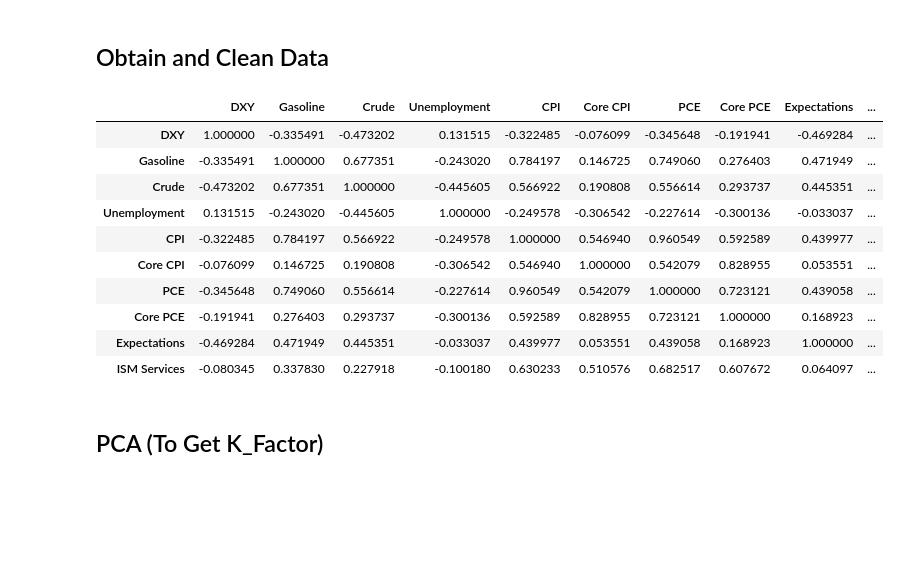
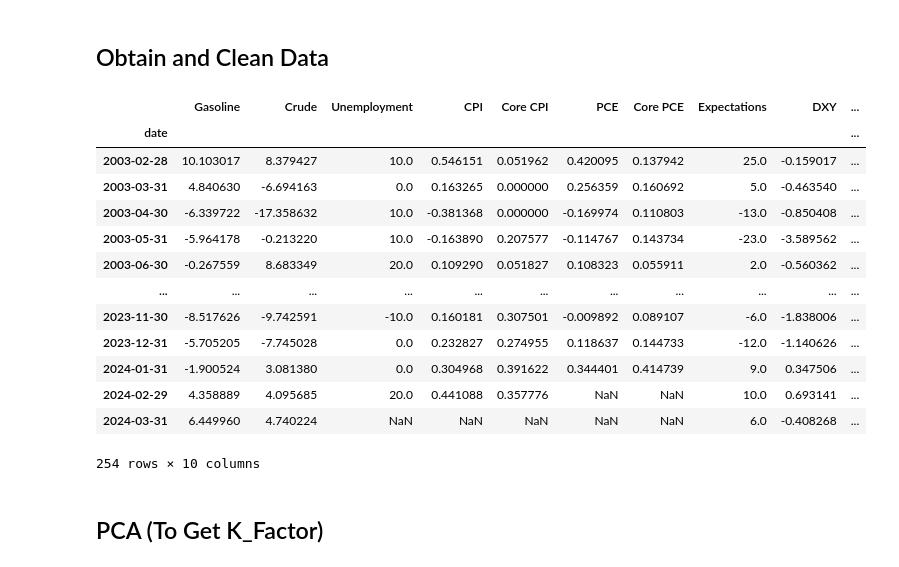
Before and after one commit to arzhangcx26/inflation_nowcast, a Jupyter notebook: VAR nowcast v5.ipynb, the cells around one changed output. Drawn from its saved outputs; the diff is of its cells as text; code cells hidden in the pictures; blank space fills up the shorter version.

```diff
--- a/VAR nowcast v5.ipynb
+++ b/VAR nowcast v5.ipynb
@@ -60,11 +60,13 @@ inflation_expectations = pull_data(['T5YIE'],
 # %%
 file_path = Path("ism_df.xlsx")
 ism_df = pd.read_excel(file_path).set_index('date')
+file_path = Path("dxy_df.xlsx")
+dxy_df = pd.read_excel(file_path).set_index('date')
 #file_path = Path("Adobe DPI.xlsx")
 #adbe_df = pd.read_excel(file_path).set_index('date')
 # %%
 data_raw = pd.DataFrame()
-data_raw['DXY'] = dollar
+#data_raw['DXY'] = dollar
 data_raw['Gasoline'] = gasoline
 data_raw['Crude'] = crude
 data_raw['Unemployment'] = unemployment
@@ -76,6 +78,8 @@ data_raw['Core PCE'] = core_pce
 #data_raw['PPI'] = ppi
 data_raw['Expectations'] = inflation_expectations
 
+data_raw['DXY'] = dxy_df
+
 data_raw = data_raw[::-1]
 # %%
 data = (np.log(data_raw).diff()*100)[1:]
@@ -89,22 +93,25 @@ data['Expectations'] = (data_raw['Expectations'].diff()*100)[1:]
 data['ISM Services'] = ism_df
 #data['Adobe DPI'] = adbe_df*1200
 # %%
-data = data[data.index >= '1997-07-31']
+data = data[data.index >= '2003-02-28']
 #data = data[data.index >= '2014-01-31']
 # %%
-data.corr()
+data
 # %% [output]
-|  | DXY | Gasoline | Crude | Unemployment | CPI | Core CPI | PCE | Core PCE | Expectations | ... |
-| DXY | 1.000000 | -0.335491 | -0.473202 | 0.131515 | -0.322485 | -0.076099 | -0.345648 | -0.191941 | -0.469284 | ... |
-| Gasoline | -0.335491 | 1.000000 | 0.677351 | -0.243020 | 0.784197 | 0.146725 | 0.749060 | 0.276403 | 0.471949 | ... |
-| Crude | -0.473202 | 0.677351 | 1.000000 | -0.445605 | 0.566922 | 0.190808 | 0.556614 | 0.293737 | 0.445351 | ... |
-| Unemployment | 0.131515 | -0.243020 | -0.445605 | 1.000000 | -0.249578 | -0.306542 | -0.227614 | -0.300136 | -0.033037 | ... |
-| CPI | -0.322485 | 0.784197 | 0.566922 | -0.249578 | 1.000000 | 0.546940 | 0.960549 | 0.592589 | 0.439977 | ... |
-| Core CPI | -0.076099 | 0.146725 | 0.190808 | -0.306542 | 0.546940 | 1.000000 | 0.542079 | 0.828955 | 0.053551 | ... |
-| PCE | -0.345648 | 0.749060 | 0.556614 | -0.227614 | 0.960549 | 0.542079 | 1.000000 | 0.723121 | 0.439058 | ... |
-| Core PCE | -0.191941 | 0.276403 | 0.293737 | -0.300136 | 0.592589 | 0.828955 | 0.723121 | 1.000000 | 0.168923 | ... |
-| Expectations | -0.469284 | 0.471949 | 0.445351 | -0.033037 | 0.439977 | 0.053551 | 0.439058 | 0.168923 | 1.000000 | ... |
-| ISM Services | -0.080345 | 0.337830 | 0.227918 | -0.100180 | 0.630233 | 0.510576 | 0.682517 | 0.607672 | 0.064097 | ... |
+|  | Gasoline | Crude | Unemployment | CPI | Core CPI | PCE | Core PCE | Expectations | DXY | ... |
+| date |  |  |  |  |  |  |  |  |  | ... |
+| 2003-02-28 | 10.103017 | 8.379427 | 10.0 | 0.546151 | 0.051962 | 0.420095 | 0.137942 | 25.0 | -0.159017 | ... |
+| 2003-03-31 | 4.840630 | -6.694163 | 0.0 | 0.163265 | 0.000000 | 0.256359 | 0.160692 | 5.0 | -0.463540 | ... |
+| 2003-04-30 | -6.339722 | -17.358632 | 10.0 | -0.381368 | 0.000000 | -0.169974 | 0.110803 | -13.0 | -0.850408 | ... |
+| 2003-05-31 | -5.964178 | -0.213220 | 10.0 | -0.163890 | 0.207577 | -0.114767 | 0.143734 | -23.0 | -3.589562 | ... |
+| 2003-06-30 | -0.267559 | 8.683349 | 20.0 | 0.109290 | 0.051827 | 0.108323 | 0.055911 | 2.0 | -0.560362 | ... |
+| ... | ... | ... | ... | ... | ... | ... | ... | ... | ... | ... |
+| 2023-11-30 | -8.517626 | -9.742591 | -10.0 | 0.160181 | 0.307501 | -0.009892 | 0.089107 | -6.0 | -1.838006 | ... |
+| 2023-12-31 | -5.705205 | -7.745028 | 0.0 | 0.232827 | 0.274955 | 0.118637 | 0.144733 | -12.0 | -1.140626 | ... |
+| 2024-01-31 | -1.900524 | 3.081380 | 0.0 | 0.304968 | 0.391622 | 0.344401 | 0.414739 | 9.0 | 0.347506 | ... |
+| 2024-02-29 | 4.358889 | 4.095685 | 20.0 | 0.441088 | 0.357776 | NaN | NaN | 10.0 | 0.693141 | ... |
+| 2024-03-31 | 6.449960 | 4.740224 | NaN | NaN | NaN | NaN | NaN | 6.0 | -0.408268 | ... |
+254 rows × 10 columns
 # %% [markdown]
 ## PCA (To Get K_Factor)
 # %%
```
Also changed, not shown: parts of 2 cells of this notebook, 1 other file.
